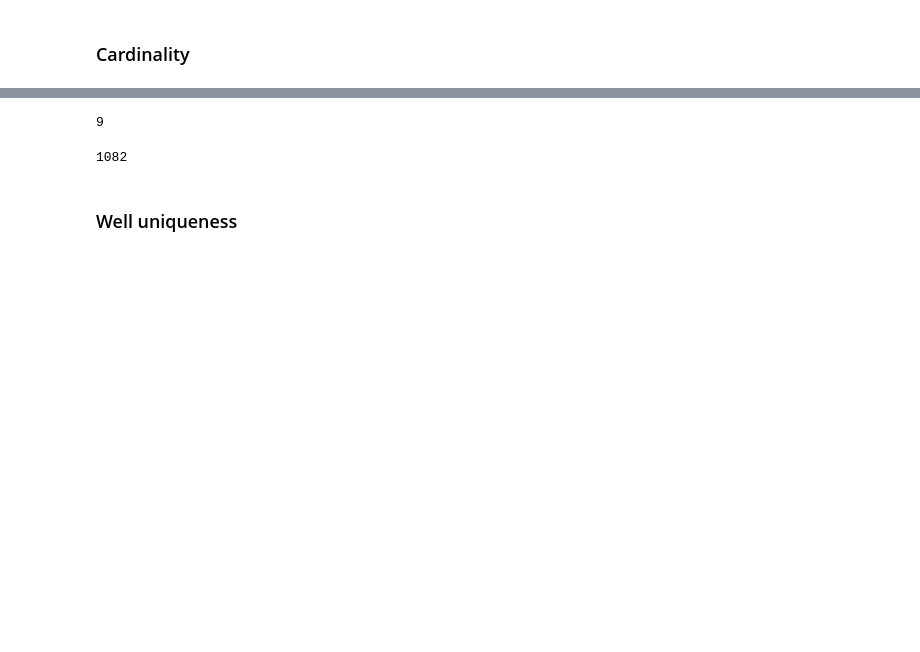
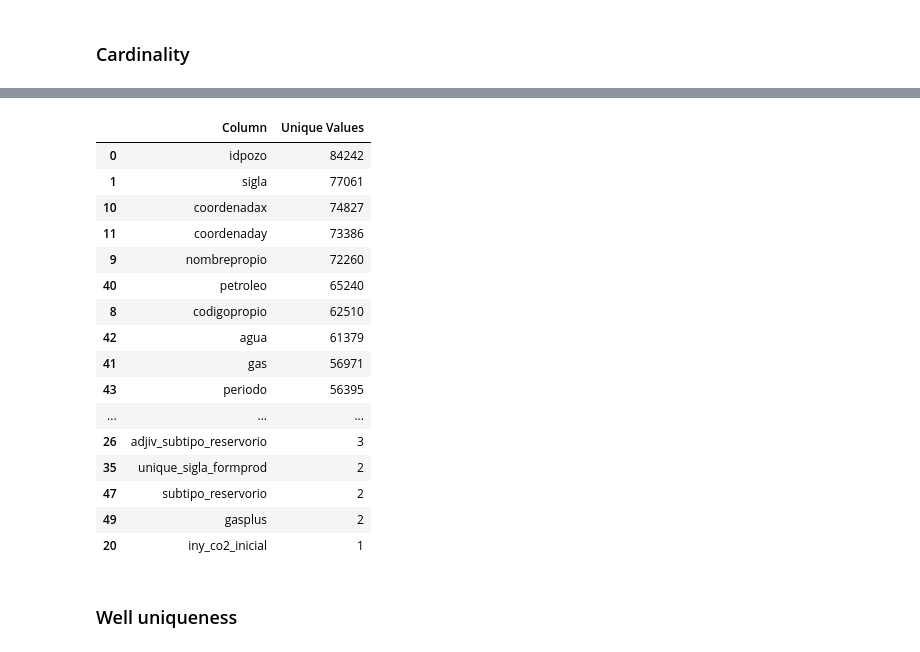
Before and after one commit to Isivaleriano/TP_Ing_Software, a Jupyter notebook: notebooks/01_data_exploration.ipynb, the cells around one changed output, grey strips where cells are left out. Saved outputs shown, nothing was run; the diff lists cells and outputs as text; code cells hidden in the pictures; blank space fills up the shorter version.

```diff
--- a/notebooks/01_data_exploration.ipynb
+++ b/notebooks/01_data_exploration.ipynb
@@ -341,11 +284,25 @@ wells["provincia"].nunique()
-# %%
-wells["cuenca"].nunique()
-# %% [output]
-9
-# %%
-wells["areayacimiento"].nunique()
-# %% [output]
-1082
+# %%
+unique_values_wells = ( wells.nunique().reset_index())
+unique_values_wells.columns = ["Column", "Unique Values"]
+display(unique_values_wells.sort_values( by="Unique Values", ascending=False))
+# %% [output]
+|  | Column | Unique Values |
+| 0 | idpozo | 84242 |
+| 1 | sigla | 77061 |
+| 10 | coordenadax | 74827 |
+| 11 | coordenaday | 73386 |
+| 9 | nombrepropio | 72260 |
+| 40 | petroleo | 65240 |
+| 8 | codigopropio | 62510 |
+| 42 | agua | 61379 |
+| 41 | gas | 56971 |
+| 43 | periodo | 56395 |
+| ... | ... | ... |
+| 26 | adjiv_subtipo_reservorio | 3 |
+| 35 | unique_sigla_formprod | 2 |
+| 47 | subtipo_reservorio | 2 |
+| 49 | gasplus | 2 |
+| 20 | iny_co2_inicial | 1 |
 # %% [markdown]
 ### Well uniqueness
 # %%
```
Also changed, not shown: parts of 48 cells of this notebook.
